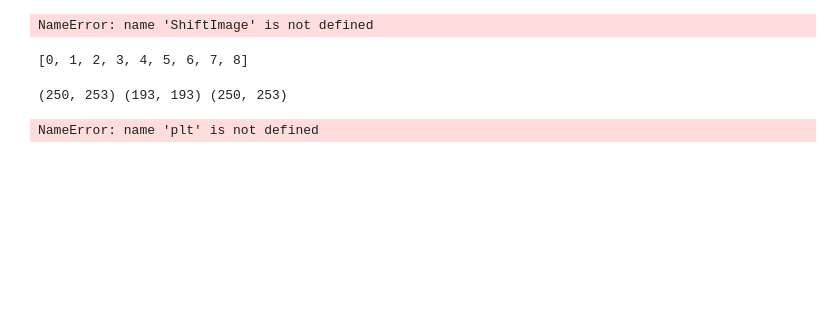
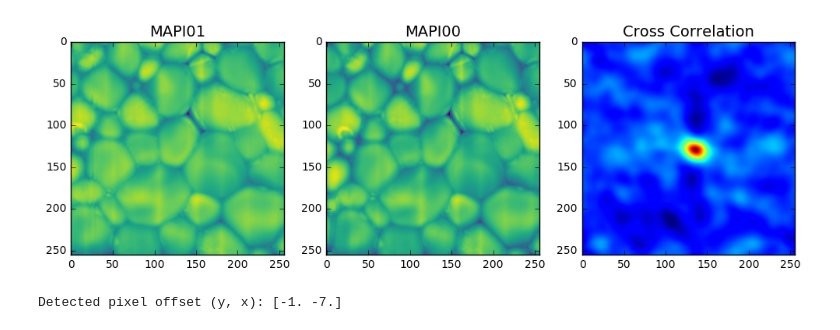
Before and after one commit to wesleybeckner/afm-miner, a Jupyter notebook: FindShift.ipynb, the cells around one changed output. Saved outputs shown, nothing was run; the diff lists cells and outputs as text; code cells hidden in the pictures; blank space fills up the shorter version.

Commit message:
using cross corr in scikit image now. old code moved to FindShiftOld

```diff
--- a/FindShift.ipynb
+++ b/FindShift.ipynb
@@ -43,11 +10,0 @@ def FindShift(Image1, Image2, xlength, ylength):
-# %%
-FindShift(2,2,3,3)
-# %% [output]
-NameError: name 'ShiftImage' is not defined
-# %%
-x=[]
-for i in range(4*2+1):
-    x.append(i)
-x
-# %% [output]
-[0, 1, 2, 3, 4, 5, 6, 7, 8]
@@ -57,24 +11,32 @@ y,x=np.unravel_index(np.argmax(corr),corr.shape)
-# %%
-#images dimensions diff
-ConductiveDim=MABrConductiveHeight.shape
-SKPMDim=MABrSKPMHeight.shape
-HeightDim=MABrHeight.shape
-print(ConductiveDim, SKPMDim, HeightDim)
-# %% [output]
-(250, 253) (193, 193) (250, 253)
-# %%
-fig=plt.figure(figsize=(10,3))
-ConductiveHeight_ax=fig.add_subplot(131)
-SKPMHeight_ax=fig.add_subplot(132)
-Height_ax=fig.add_subplot(133)
-
-ConductiveHeight_ax.imshow(MABrConductiveHeight, cmap="viridis")
-ConductiveHeight_ax.set_title("Conductive Height")
-SKPMHeight_ax.imshow(MABrSKPMHeight, cmap="viridis")
-SKPMHeight_ax.set_title("SKPM Height")
-Height_ax.imshow(MABrHeight, cmap="viridis")
-Height_ax.set_title("Height")
-
-plt.show()
-# %% [output]
-NameError: name 'plt' is not defined
+# %%
+MAPI01Path='./data/MAPI_01.txt'
+MAPI00Path='./data/MAPI_00.txt'
+#load in txt files corresponding to height
+MAPI01Height=np.loadtxt(MAPI_01Path, delimiter="\t", dtype='float')
+MAPI00Height=np.loadtxt(MAPI_00Path, delimiter="\t", dtype='float')
+ImageProduct=np.fft.fft2(MAPI00Height)*np.fft.fft2(MAPI01Height).conj()
+CrossCorrelation=np.fft.fftshift(np.fft.ifft2(ImageProduct))
+
+
+fig=plt.figure(figsize=(12,10))
+
+MAPI01_plt=fig.add_subplot(131)
+MAPI00_plt=fig.add_subplot(132)
+CrossCorrelation_plt=fig.add_subplot(133)
+
+MAPI01_plt.set_title('MAPI01', fontsize=14)
+MAPI00_plt.set_title('MAPI00', fontsize=14)
+#what does this cross correlation show? what does the dark spot correspond to?
+CrossCorrelation_plt.set_title('Cross Correlation', fontsize=14)
+
+MAPI01_plt.imshow(MAPI01Height,cmap='viridis')
+MAPI00_plt.imshow(MAPI00Height,cmap='viridis')
+CrossCorrelation_plt.imshow(CrossCorrelation.real)
+plt.show()
+
+print("Detected pixel offset (y, x): {}".format(shift))
+
+#5x5 um images of roughly the same area
+# %% [output]
+[figure, added]
+Detected pixel offset (y, x): [-1. -7.]
```
Also changed, not shown: parts of 4 cells of this notebook.
